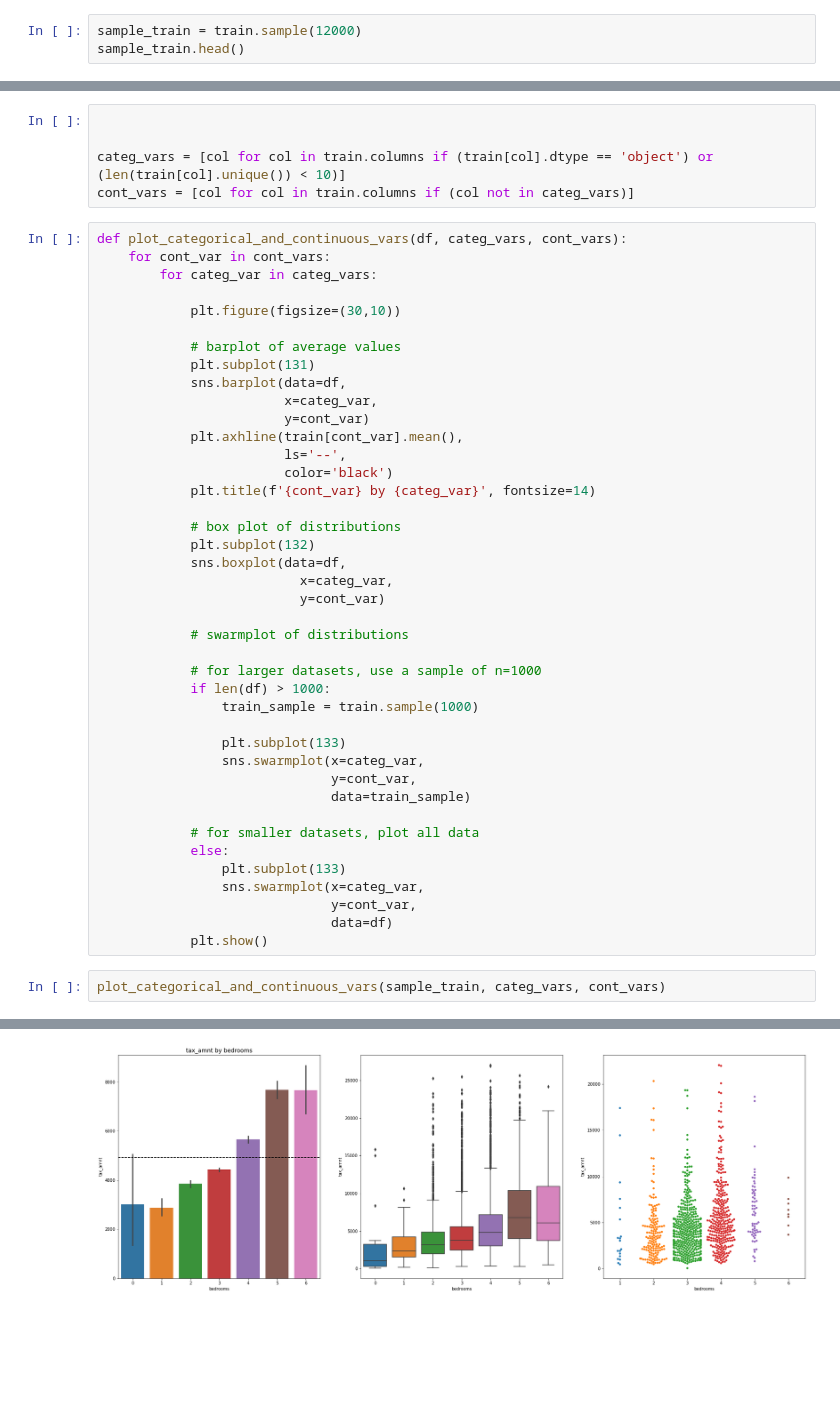
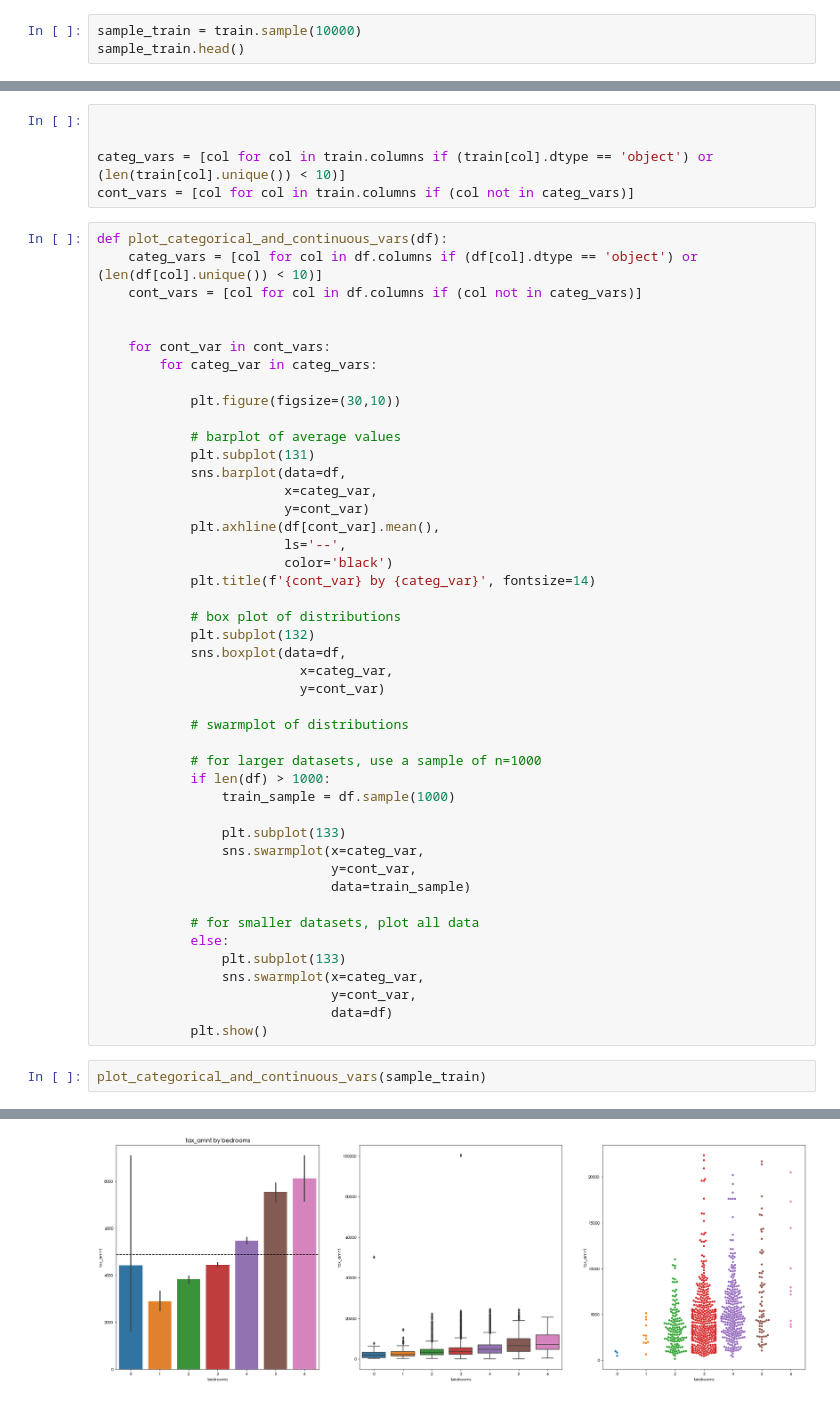
Before and after one commit to DanielFordHUB/regression_exercises, a Jupyter notebook: explore.ipynb, the cells around one changed output, grey strips where cells are left out. Cells and saved outputs as stored; diff of their text form; blank space fills up the shorter version.

```diff
--- a/explore.ipynb
+++ b/explore.ipynb
@@ -41,6 +44,6 @@ def plot_variable_pairs(df):
         plt.show()
 # %%
-sample_train = train.sample(12000)
+sample_train = train.sample(10000)
 sample_train.head()
 # %% [output]
 |  | bedrooms | bathrooms | sq_ft | tax_value | year_built | tax_amnt | fips |
@@ -69,7 +82,11 @@ for features in quant_features:
 categ_vars = [col for col in train.columns if (train[col].dtype == 'object') or (len(train[col].unique()) < 10)]
 cont_vars = [col for col in train.columns if (col not in categ_vars)]
 # %%
-def plot_categorical_and_continuous_vars(df, categ_vars, cont_vars):
+def plot_categorical_and_continuous_vars(df):
+    categ_vars = [col for col in df.columns if (df[col].dtype == 'object') or (len(df[col].unique()) < 10)]
+    cont_vars = [col for col in df.columns if (col not in categ_vars)]
+
+
     for cont_var in cont_vars:
         for categ_var in categ_vars:
 
@@ -80,7 +97,7 @@ def plot_categorical_and_continuous_vars(df, categ_vars, cont_vars):
             sns.barplot(data=df,
                         x=categ_var,
                         y=cont_var)
-            plt.axhline(train[cont_var].mean(),
+            plt.axhline(df[cont_var].mean(),
                         ls='--',
                         color='black')
             plt.title(f'{cont_var} by {categ_var}', fontsize=14)
@@ -95,7 +112,7 @@ def plot_categorical_and_continuous_vars(df, categ_vars, cont_vars):
 
             # for larger datasets, use a sample of n=1000
             if len(df) > 1000:
-                train_sample = train.sample(1000)
+                train_sample = df.sample(1000)
 
                 plt.subplot(133)
                 sns.swarmplot(x=categ_var,
@@ -110,5 +127,5 @@ def plot_categorical_and_continuous_vars(df, categ_vars, cont_vars):
                               data=df)
             plt.show()
 # %%
-plot_categorical_and_continuous_vars(sample_train, categ_vars, cont_vars)
+plot_categorical_and_continuous_vars(sample_train)
 # %% [output]
@@ -123 +140 @@ plot_categorical_and_continuous_vars(sample_train, categ_vars, cont_vars)
-[figure, old version]
+[figure, new version]
```
Also changed, not shown: parts of 10 cells of this notebook, 5 other files.
